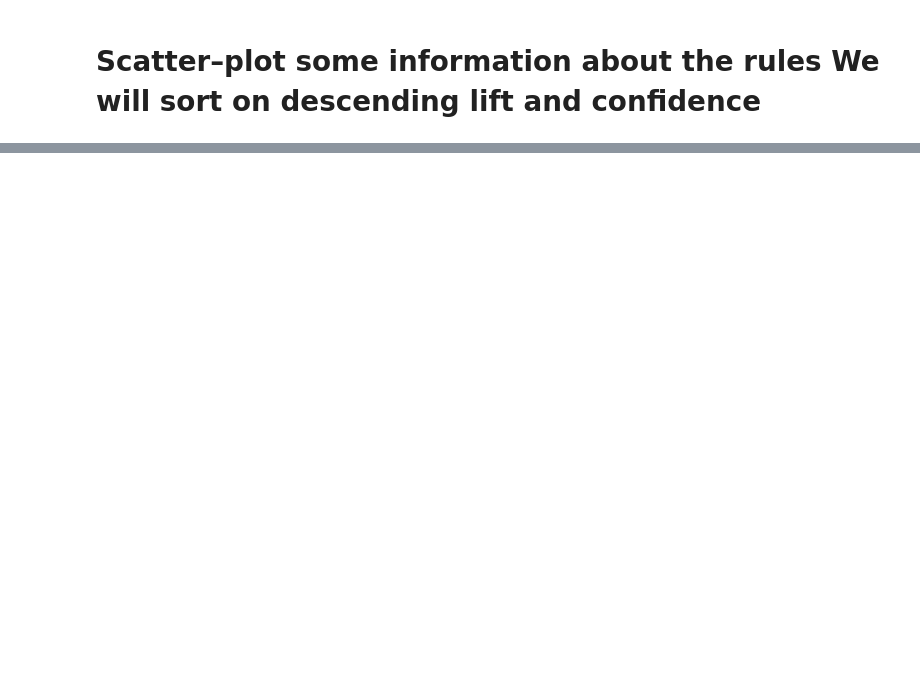
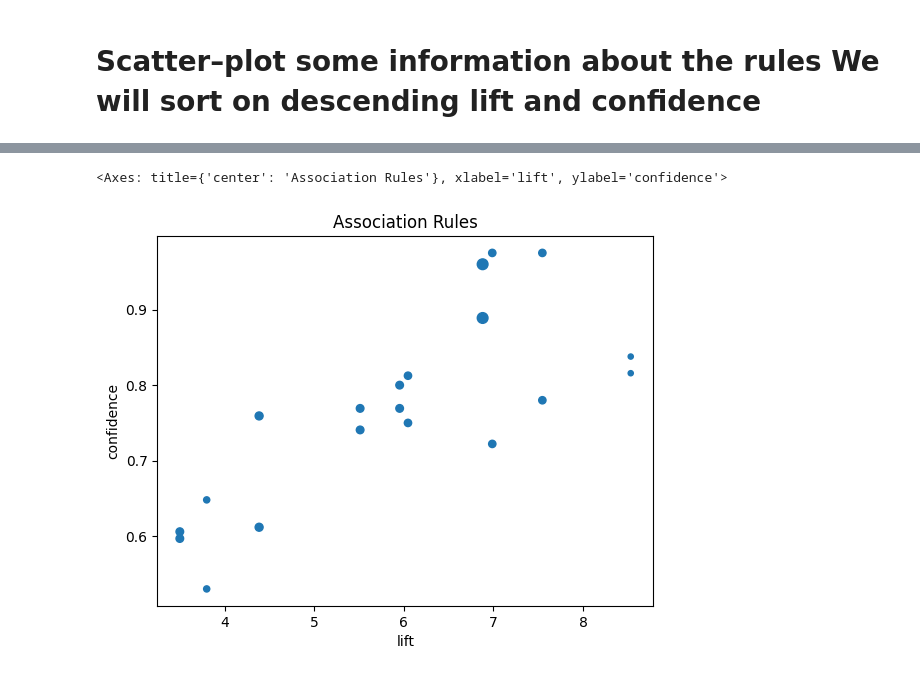
Before and after one commit to Ciacc1/MLDM_Unibo_public, a Jupyter notebook: myEs/mock exam/MySol.ipynb, the cells around one changed output, grey strips where cells are left out. Cells and saved outputs as stored; diff of their text form; code cells hidden in the pictures; blank space fills up the shorter version.

```diff
--- a/myEs/mock exam/MySol.ipynb
+++ b/myEs/mock exam/MySol.ipynb
@@ -218,3 +218,6 @@ print("'min_support'={:4.2f}, 'metric'={}, 'min_threshold'={}, number of frequen
 'min_support'=0.08, 'metric'=lift, 'min_threshold'=1, number of frequent itemsets=41, number of rules=20
 # %% [markdown]
 # Scatter–plot some information about the rules We will sort on descending lift and confidence
+# %%
+sorted_rules=rules.sort_values(by=['lift','confidence'],ascending=False).reset_index(drop=True)
+sorted_rules.head()
@@ -220,0 +231,6 @@ print("'min_support'={:4.2f}, 'metric'={}, 'min_threshold'={}, number of frequen
+# %%
+
+sorted_rules.plot.scatter(x='lift',y='confidence',s=3**(sorted_rules['support']*30),title='Association Rules')
+# %% [output]
+<Axes: title={'center': 'Association Rules'}, xlabel='lift', ylabel='confidence'>
+[figure, added]
```
Also changed, not shown: parts of 2 cells of this notebook, 3 other files.
